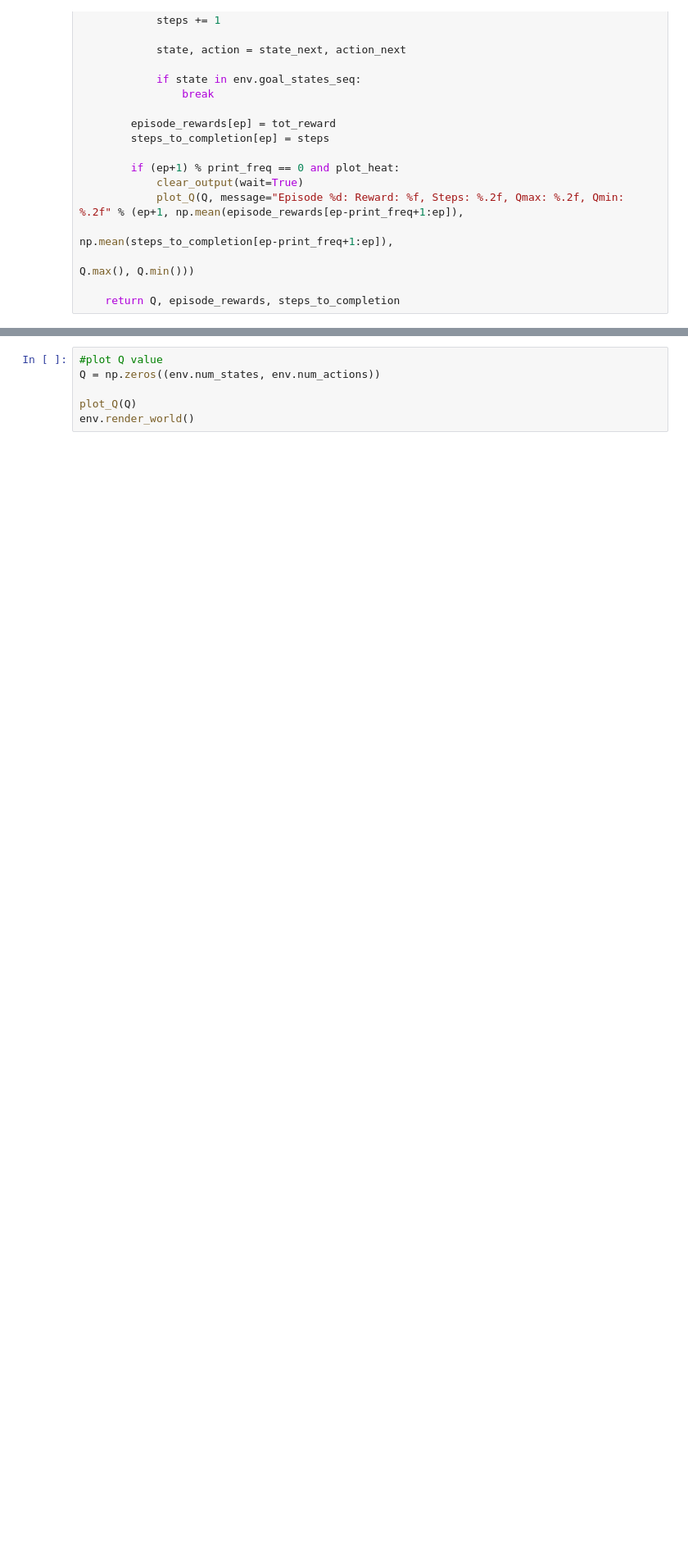
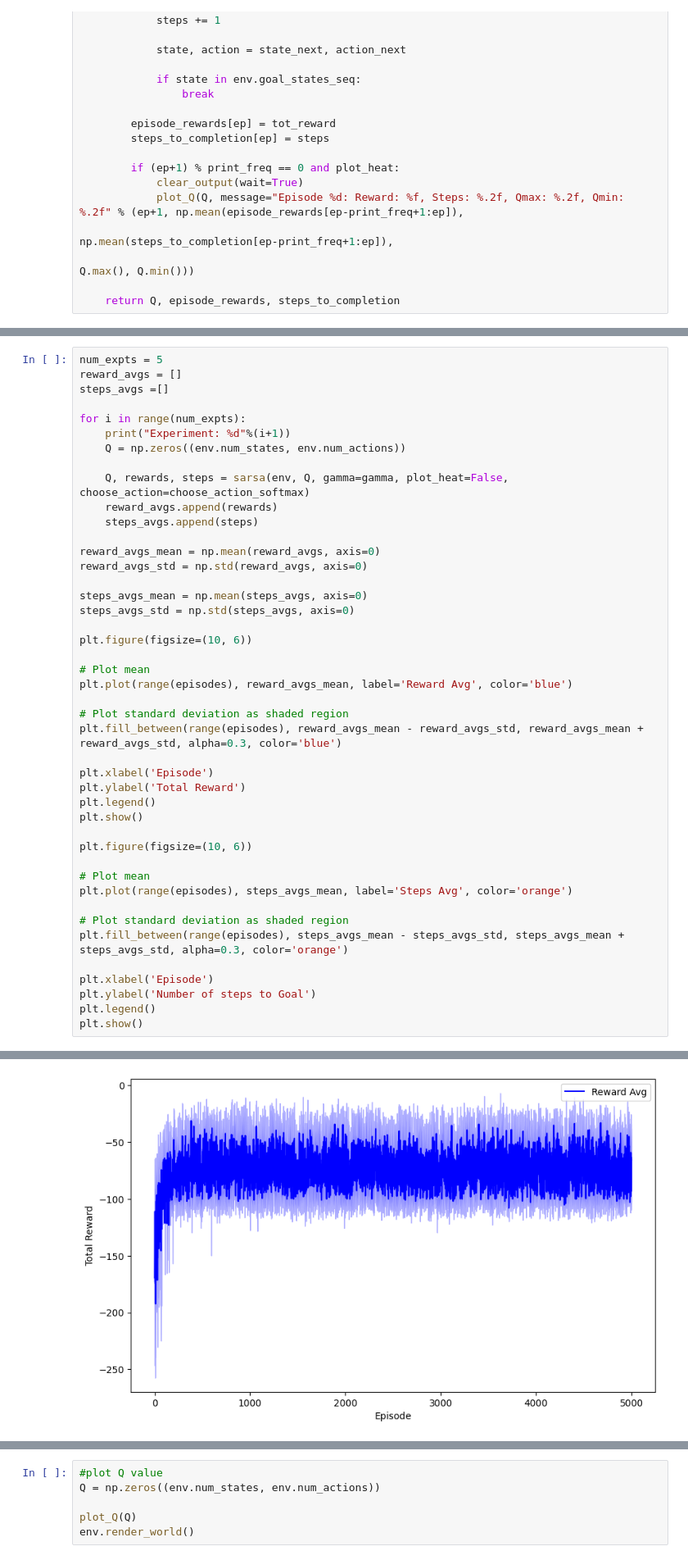
Before and after one commit to Heisenberg-2207/Programming-assignment, a Jupyter notebook: programming assignment 1/PA1.ipynb, the cells around one changed output, grey strips where cells are left out. Shown: that part at 82% size. Saved outputs shown, nothing was run; the diff lists cells and outputs as text; blank space fills up the shorter version.

Commit message:
plots

```diff
--- a/programming assignment 1/PA1.ipynb
+++ b/programming assignment 1/PA1.ipynb
@@ -115,0 +118,45 @@ Steps: 18, Total Reward: -1
+# %%
+num_expts = 5
+reward_avgs = []
+steps_avgs =[]
+
+for i in range(num_expts):
+    print("Experiment: %d"%(i+1))
+    Q = np.zeros((env.num_states, env.num_actions))
+
+    Q, rewards, steps = sarsa(env, Q, gamma=gamma, plot_heat=False, choose_action=choose_action_softmax)
+    reward_avgs.append(rewards)
+    steps_avgs.append(steps)
+
+reward_avgs_mean = np.mean(reward_avgs, axis=0)
+reward_avgs_std = np.std(reward_avgs, axis=0)
+
+steps_avgs_mean = np.mean(steps_avgs, axis=0)
+steps_avgs_std = np.std(steps_avgs, axis=0)
+
+plt.figure(figsize=(10, 6))
+
+# Plot mean
+plt.plot(range(episodes), reward_avgs_mean, label='Reward Avg', color='blue')
+
+# Plot standard deviation as shaded region
+plt.fill_between(range(episodes), reward_avgs_mean - reward_avgs_std, reward_avgs_mean + reward_avgs_std, alpha=0.3, color='blue')
+
+plt.xlabel('Episode')
+plt.ylabel('Total Reward')
+plt.legend()
+plt.show()
+
+plt.figure(figsize=(10, 6))
+
+# Plot mean
+plt.plot(range(episodes), steps_avgs_mean, label='Steps Avg', color='orange')
+
+# Plot standard deviation as shaded region
+plt.fill_between(range(episodes), steps_avgs_mean - steps_avgs_std, steps_avgs_mean + steps_avgs_std, alpha=0.3, color='orange')
+
+plt.xlabel('Episode')
+plt.ylabel('Number of steps to Goal')
+plt.legend()
+plt.show()
+# %% [output]
@@ -115,0 +168 @@ Steps: 18, Total Reward: -1
+[figure, added]
```
Also changed, not shown: parts of 9 cells of this notebook.
